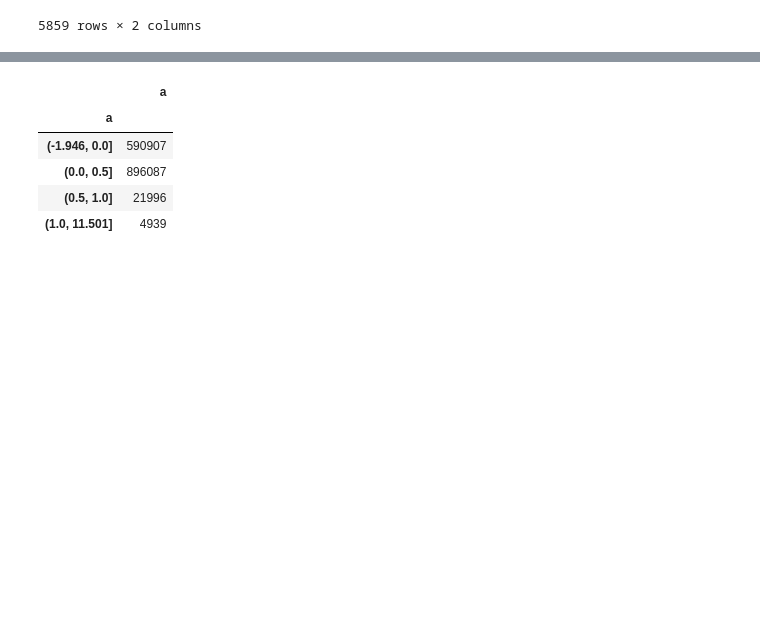
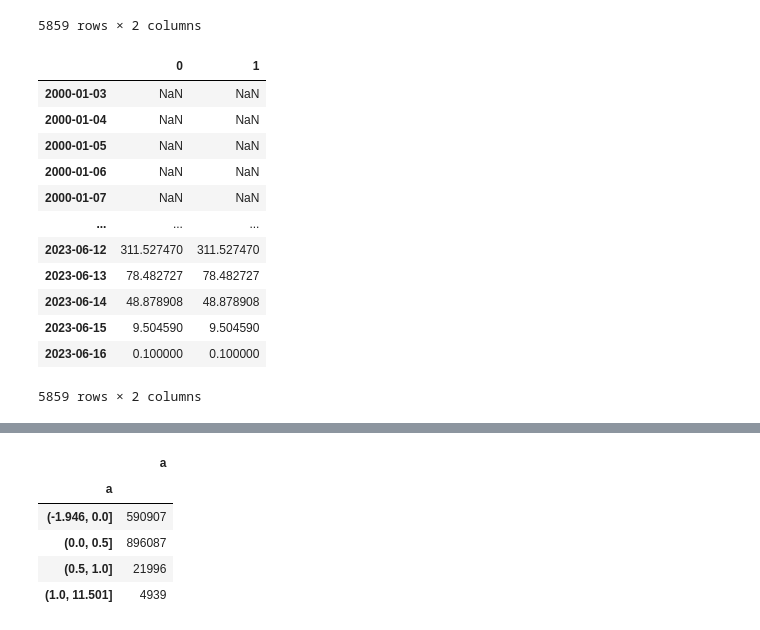
Before and after one commit to ckyma/exchatbook, a Jupyter notebook: getYahooData.ipynb, the cells around one changed output, grey strips where cells are left out. Drawn from its saved outputs; the diff is of its cells as text; code cells hidden in the pictures; blank space fills up the shorter version.

```diff
--- a/getYahooData.ipynb
+++ b/getYahooData.ipynb
@@ -1023,6 +1027,22 @@ hsci_irr
 | 2023-06-15 | 8.301204 | 8.301204 |
 | 2023-06-16 | 0.100000 | 0.100000 |
 5859 rows × 2 columns
+# %%
+pd.concat([tempdata, tempdata], axis=1)
+# %% [output]
+|  | 0 | 1 |
+| 2000-01-03 | NaN | NaN |
+| 2000-01-04 | NaN | NaN |
+| 2000-01-05 | NaN | NaN |
+| 2000-01-06 | NaN | NaN |
+| 2000-01-07 | NaN | NaN |
+| ... | ... | ... |
+| 2023-06-12 | 311.527470 | 311.527470 |
+| 2023-06-13 | 78.482727 | 78.482727 |
+| 2023-06-14 | 48.878908 | 48.878908 |
+| 2023-06-15 | 9.504590 | 9.504590 |
+| 2023-06-16 | 0.100000 | 0.100000 |
+5859 rows × 2 columns
 # %%
 hsci_irr = pd.DataFrame()
 
```
Also changed, not shown: parts of 3 cells of this notebook.
